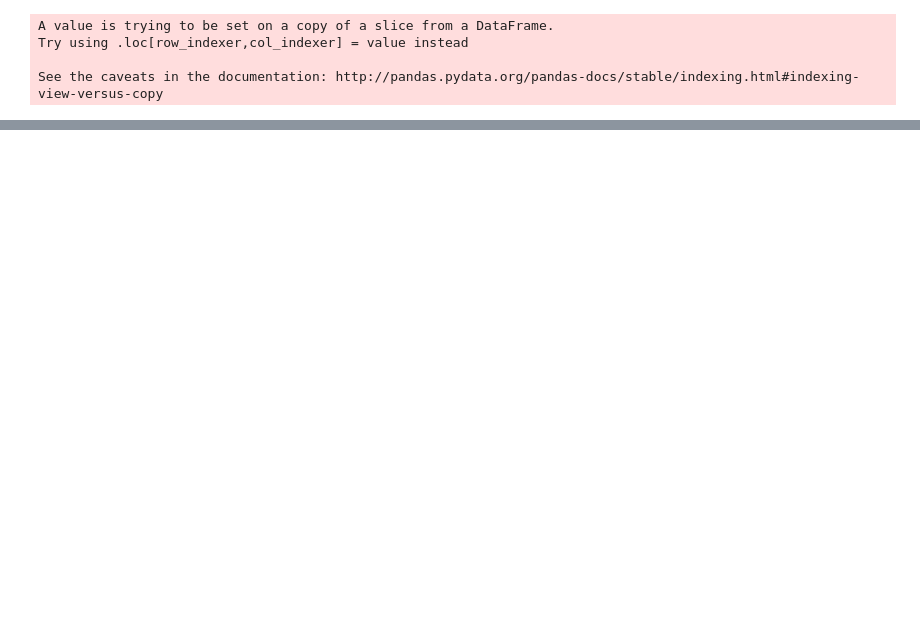
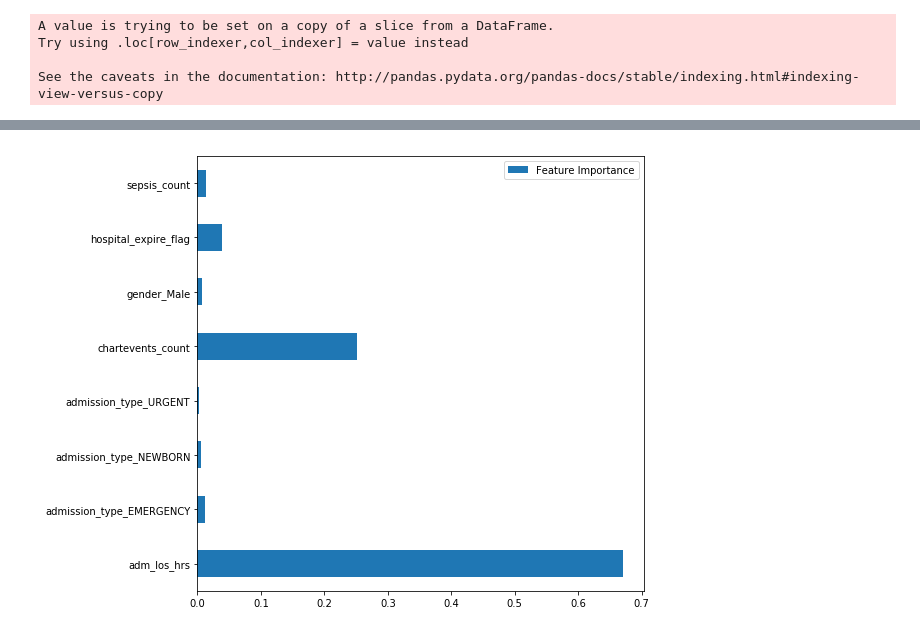
Before and after one commit to Bcromas/618_Final_Project, a Jupyter notebook: 618_Draft_FInal_Proj-Q3.ipynb, the cells around one changed output, grey strips where cells are left out. Drawn from its saved outputs; the diff is of its cells as text; code cells hidden in the pictures; blank space fills up the shorter version.

```diff
--- a/618_Draft_FInal_Proj-Q3.ipynb
+++ b/618_Draft_FInal_Proj-Q3.ipynb
@@ -476,12 +483,12 @@ RandomForestClassifier(bootstrap=True, class_weight='balanced_subsample',
 #             min_weight_fraction_leaf=0.0, n_estimators=5, n_jobs=-1,
 #             oob_score=False, random_state=38, verbose=0, warm_start=False)
 
-rf_model_best = skens.RandomForestClassifier(bootstrap=True, class_weight='balanced_subsample',
+rf_model_best = skens.RandomForestClassifier(bootstrap=True, class_weight='balanced',
             criterion='entropy', max_depth=30, max_features='auto',
             max_leaf_nodes=None, min_impurity_decrease=0.0,
             min_impurity_split=None, min_samples_leaf=1,
             min_samples_split=2, min_weight_fraction_leaf=0.0,
-            n_estimators=40, n_jobs=-1, oob_score=False, random_state=38,
+            n_estimators=100, n_jobs=-1, oob_score=False, random_state=38,
             verbose=0, warm_start=False)
 # %%
 #fit a "best" model from above to the training data & predict Type
@@ -514,0 +524,7 @@ Precision: 0.11
+# %%
+# Determine most important features in best classifier
+feat_importance_best = rf_model_best.feature_importances_
+pd.DataFrame({'Feature Importance':feat_importance_best},
+            index=training_cols).plot(kind='barh',figsize=(8,8));
+# %% [output]
+[figure, added]
```
Also changed, not shown: parts of 19 cells of this notebook.
